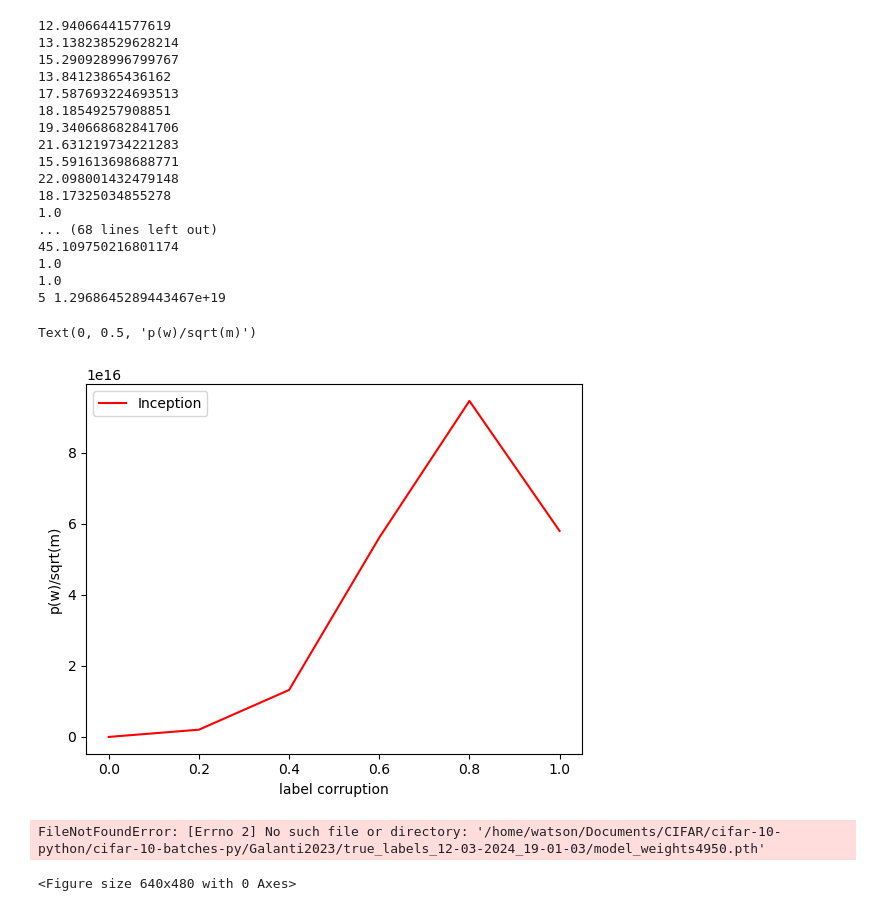
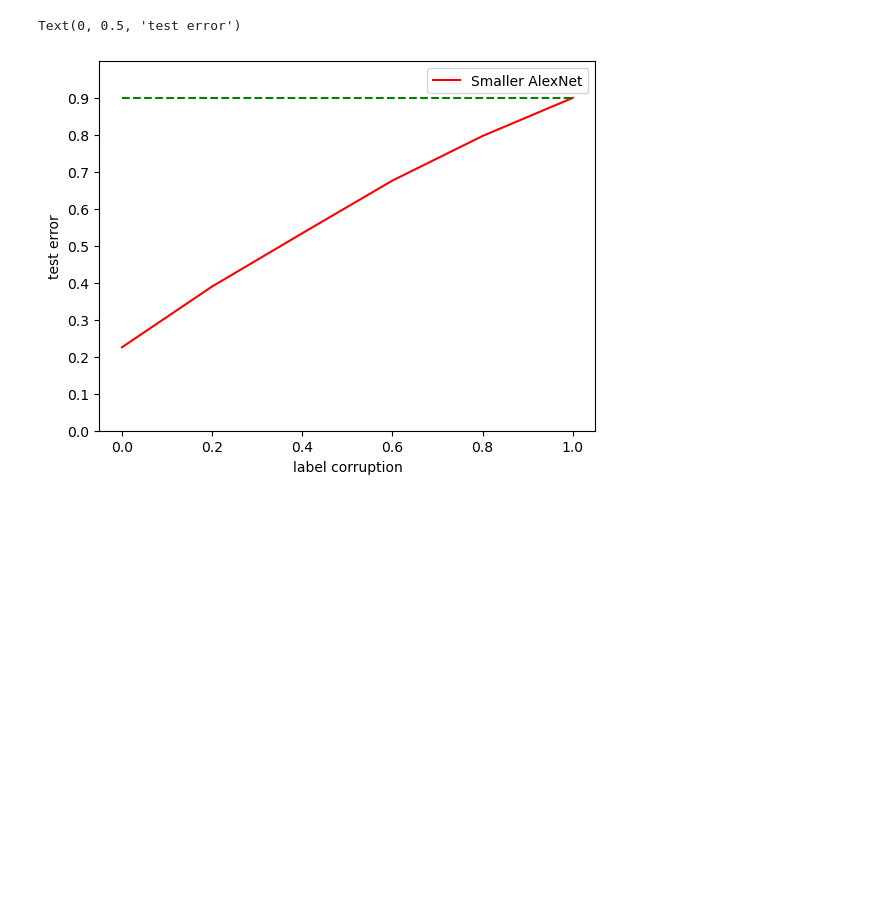
Before and after one commit to wsshen/MachineLearning, a Jupyter notebook: CIFAR/norm_plot.ipynb, the cells around one changed output. Drawn from its saved outputs; the diff is of its cells as text; code cells hidden in the pictures; blank space fills up the shorter version.

```diff
--- a/CIFAR/norm_plot.ipynb
+++ b/CIFAR/norm_plot.ipynb
@@ -335,16 +463,26 @@ plt.title('small Inception model')
 # %%
 errors = []
 plt.figure()
 for i in range(len(sub_folder00)):
     file_results = 'file4999.pkl'
     directory = dir00 + os.sep + sub_folder00[i]
     results_dir = directory + os.sep + file_results
     with open(results_dir,'rb') as f:
         results = pickle.load(f)
     errors.append(1-results[2])
 errors = np.array(errors)
 
 plt.plot(np.arange(0,1.2,0.2),errors,'r')
+
+plt.plot(np.arange(0,1.2,0.2),np.ones(len(sub_folder00))*0.9,'--g')
+plt.ylim([0,1])
+plt.yticks(np.arange(0,1,0.1))
+plt.legend(['Smaller AlexNet'])
+plt.xlabel('label corruption')
+plt.ylabel('test error')
+# %% [output]
+Text(0, 0.5, 'test error')
+[figure, added]
 # %%
 errors = []
 for i in range(len(sub_folder01)):
@@ -374,10 +512,8 @@ for i in range(len(sub_folder00)):
     for layer in model.children():
         layer_sum = 0
         for name,param in layer.named_parameters():
-            # print(name)
-            if 'conv' in name:
-                # print(name,param.shape)
-                layer_sum += np.sum(torch.detach(param).numpy()**2)
+
+            layer_sum += np.sum(torch.detach(param).numpy()**2)
         if layer_sum == 0:
             layer_sum =1
         print(np.sqrt(layer_sum))
@@ -389,26 +525,6 @@ plt.plot(np.arange(0,1.2,0.2),norm,'r')
 plt.legend(['Inception'])
 plt.xlabel('label corruption')
 plt.ylabel('p(w)/sqrt(m)')
-# %% [output]
-12.94066441577619
-13.138238529628214
-15.290928996799767
-13.84123865436162
-17.587693224693513
-18.18549257908851
-19.340668682841706
-21.631219734221283
-15.591613698688771
-22.098001432479148
-18.17325034855278
-1.0
-... (68 lines left out)
-45.109750216801174
-1.0
-1.0
-5 1.2968645289443467e+19
-Text(0, 0.5, 'p(w)/sqrt(m)')
-[figure, removed]
 # %%
 norm = np.ones(len(sub_folder01))
 for i in range(len(sub_folder01)):
@@ -450,10 +564,8 @@ for i in range(len(sub_folder00)):
     for layer in model.children():
         layer_sum = 0
         for name,param in layer.named_parameters():
-            # print(name)
-            if 'conv' in name:
-                # print(name,param.shape)
-                layer_sum += np.sum(torch.detach(param).numpy()**2)
+
+            layer_sum += np.sum(torch.detach(param).numpy()**2)
         if layer_sum == 0:
             layer_sum =1
         print(np.sqrt(layer_sum))
@@ -465,9 +577,6 @@ plt.plot(np.arange(0,1.2,0.2),norm,'r')
 plt.legend(['Inception'])
 plt.xlabel('label corruption')
 plt.ylabel('p(w)/sqrt(m)')
-# %% [output]
-FileNotFoundError: [Errno 2] No such file or directory: '/home/watson/Documents/CIFAR/cifar-10-python/cifar-10-batches-py/Galanti2023/true_labels_12-03-2024_19-01-03/model_weights4950.pth'
-<Figure size 640x480 with 0 Axes>
 # %%
 losses = []
 plt.figure()
```
Also changed, not shown: parts of 9 cells of this notebook, 4 other files.
